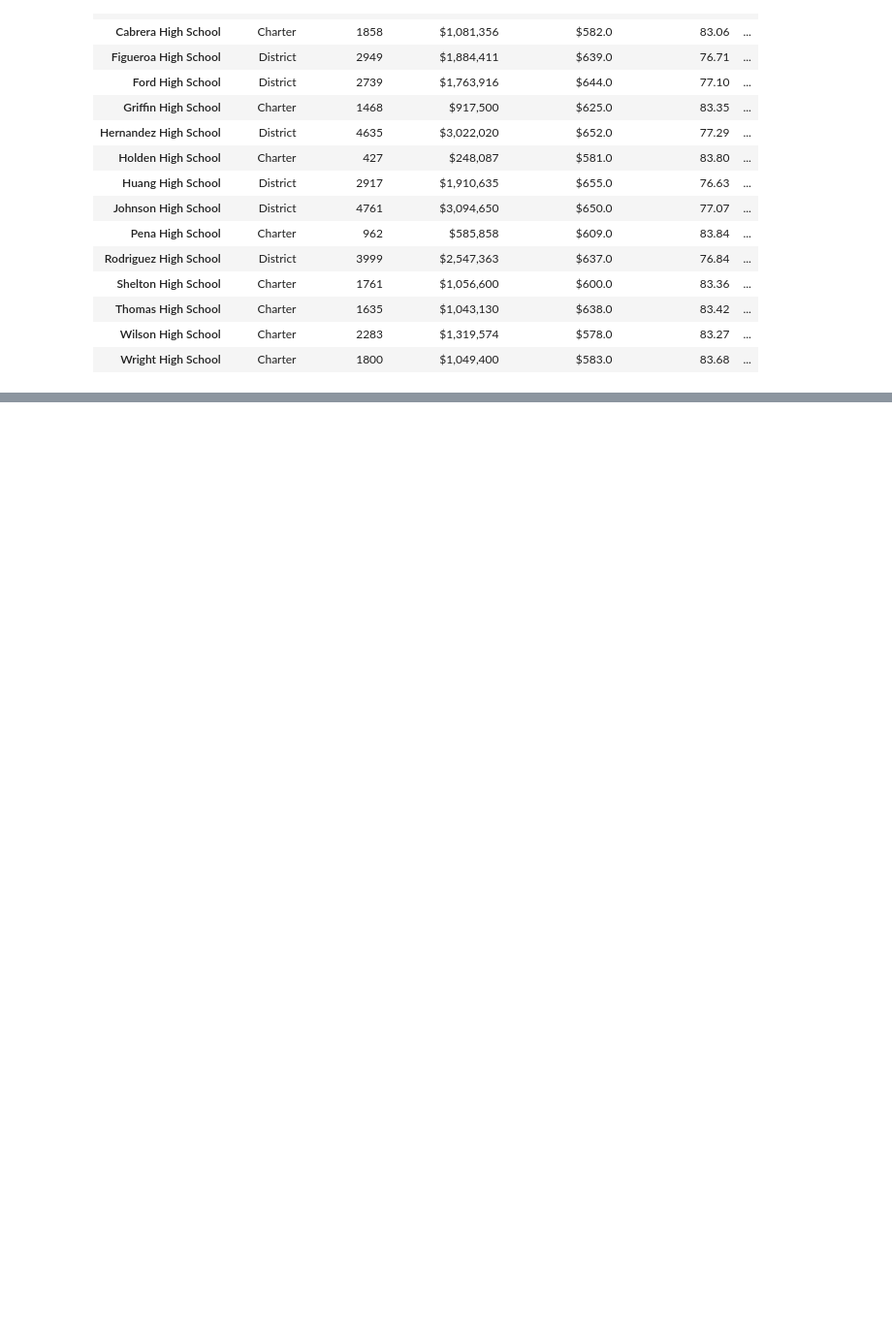
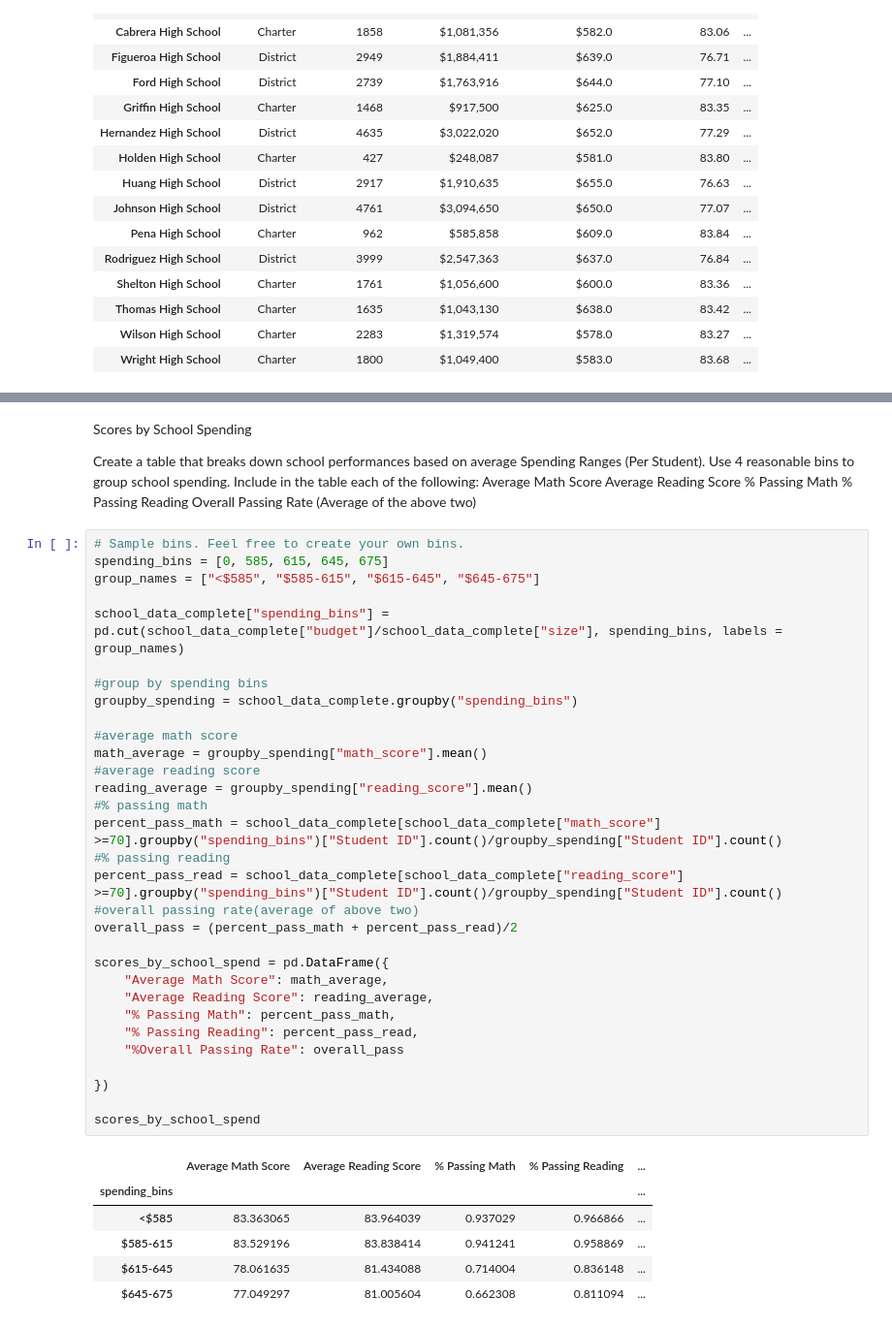
Before and after one commit to Marty1263/pandas-challenge, a Jupyter notebook: PyCitySchools/main.ipynb, the cells around one changed output, grey strips where cells are left out. Shown at 97% size. Saved outputs shown, nothing was run; the diff lists cells and outputs as text; blank space fills up the shorter version.

```diff
--- a/PyCitySchools/main.ipynb
+++ b/PyCitySchools/main.ipynb
@@ -324,0 +428,47 @@ school_summary
+# %% [markdown]
+Scores by School Spending
+
+Create a table that breaks down school performances based on average Spending Ranges (Per Student). Use 4 reasonable bins to group school spending. Include in the table each of the following:
+Average Math Score
+Average Reading Score
+% Passing Math
+% Passing Reading
+Overall Passing Rate (Average of the above two)
+# %%
+# Sample bins. Feel free to create your own bins.
+spending_bins = [0, 585, 615, 645, 675]
+group_names = ["<$585", "$585-615", "$615-645", "$645-675"]
+
+school_data_complete["spending_bins"] = pd.cut(school_data_complete["budget"]/school_data_complete["size"], spending_bins, labels = group_names)
+
+#group by spending bins
+groupby_spending = school_data_complete.groupby("spending_bins")
+
+#average math score
+math_average = groupby_spending["math_score"].mean()
+#average reading score
+reading_average = groupby_spending["reading_score"].mean()
+#% passing math
+percent_pass_math = school_data_complete[school_data_complete["math_score"] >=70].groupby("spending_bins")["Student ID"].count()/groupby_spending["Student ID"].count()
+#% passing reading
+percent_pass_read = school_data_complete[school_data_complete["reading_score"] >=70].groupby("spending_bins")["Student ID"].count()/groupby_spending["Student ID"].count()
+#overall passing rate(average of above two)
+overall_pass = (percent_pass_math + percent_pass_read)/2
+
+scores_by_school_spend = pd.DataFrame({
+    "Average Math Score": math_average,
+    "Average Reading Score": reading_average,
+    "% Passing Math": percent_pass_math,
+    "% Passing Reading": percent_pass_read,
+    "%Overall Passing Rate": overall_pass
+
+})
+
+scores_by_school_spend
+# %% [output]
+|  | Average Math Score | Average Reading Score | % Passing Math | % Passing Reading | ... |
+| spending_bins |  |  |  |  | ... |
+| <$585 | 83.363065 | 83.964039 | 0.937029 | 0.966866 | ... |
+| $585-615 | 83.529196 | 83.838414 | 0.941241 | 0.958869 | ... |
+| $615-645 | 78.061635 | 81.434088 | 0.714004 | 0.836148 | ... |
+| $645-675 | 77.049297 | 81.005604 | 0.662308 | 0.811094 | ... |
```
Also changed, not shown: parts of 10 cells of this notebook.
